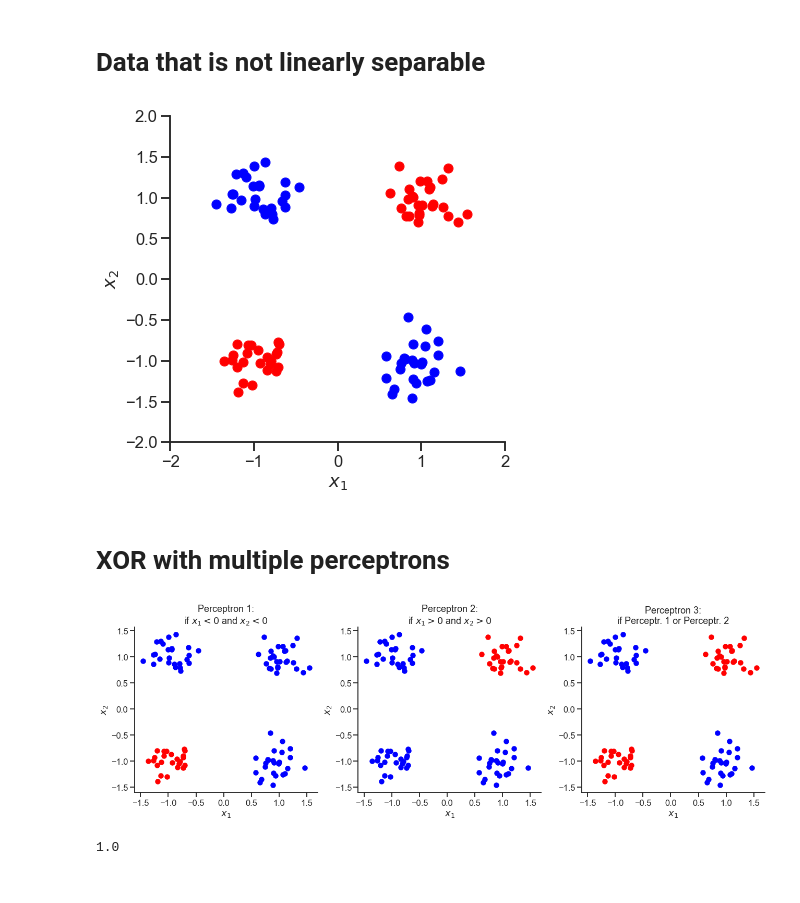
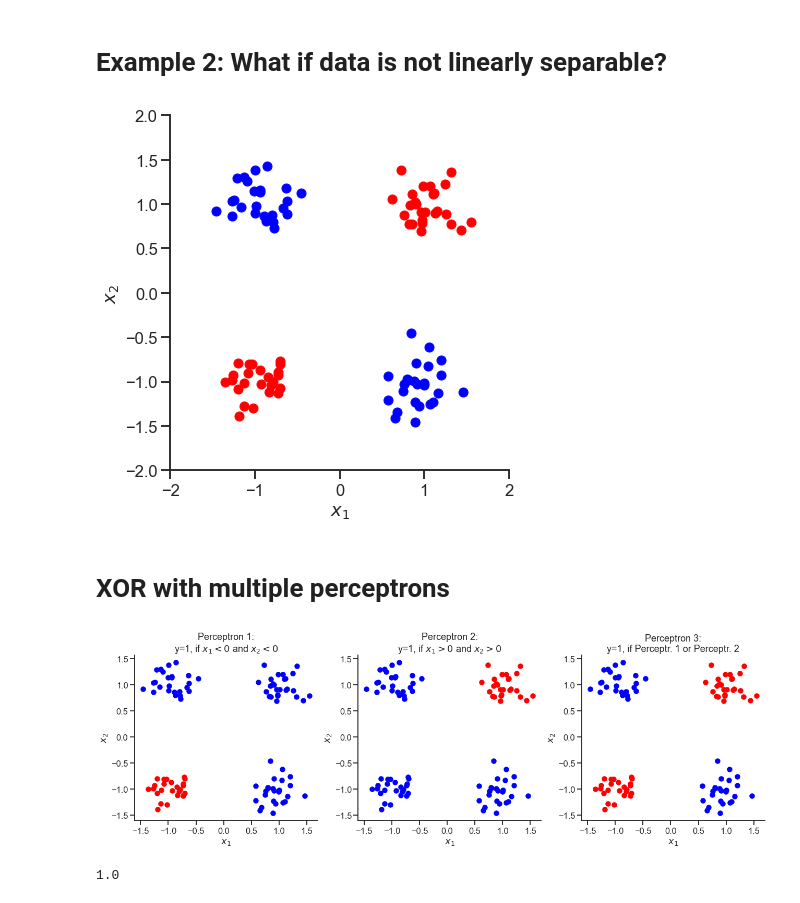
Before and after one commit to athms/deep-learning-basics, a Jupyter notebook: 1-Multilayer-Perceptron-Backpropagation.ipynb, the cells around one changed output. Cells and saved outputs as stored; diff of their text form; code cells hidden in the pictures.

```diff
--- a/1-Multilayer-Perceptron-Backpropagation.ipynb
+++ b/1-Multilayer-Perceptron-Backpropagation.ipynb
@@ -12,7 +14,7 @@ from IPython.display import Image
 import matplotlib.pyplot as plt
 %matplotlib inline
 # %% [markdown]
-# Data that is not linearly separable
+# Example 2: What if data is not linearly separable?
 # %%
 np.random.seed(4128)
 
@@ -50,8 +52,11 @@ ax.set_ylabel(r'$x_2$')
 ax.set_xlim(-2, 2)
 ax.set_ylim(-2, 2)
 despine(ax=ax)
+
+fig.tight_layout()
+fig.savefig('figures/Figure-1-0_Not-Linaerly-Separable.png', dpi=600)
 # %% [output]
-[figure, old version]
+[figure, new version]
 # %% [markdown]
 # XOR with multiple perceptrons
 # %%
@@ -102,28 +107,30 @@ class Perceptron:
             self.update_weights(X[batch_idx], y[batch_idx], learning_rate)
 # %%
 fig, axs = plt.subplots(1,3,figsize=(18,6))
-axs[0].set_title('Perceptron 1:\n'+'if '+r'$x_1<0$'+' and '+r'$x_2<0$')
+axs[0].set_title('Perceptron 1:\n'+'y=1, if '+r'$x_1<0$'+' and '+r'$x_2<0$')
 idx1 = np.logical_and(X[:,0]<0, X[:,1]<0)
 axs[0].scatter(X[idx1,0], X[idx1,1], color='red')
 axs[0].scatter(X[~idx1,0], X[~idx1,1], color='blue')
 
-axs[1].set_title('Perceptron 2:\n'+'if '+r'$x_1>0$'+' and '+r'$x_2>0$')
+axs[1].set_title('Perceptron 2:\n'+'y=1, if '+r'$x_1>0$'+' and '+r'$x_2>0$')
 idx2 = np.logical_and(X[:,0]>0, X[:,1]>0)
 axs[1].scatter(X[idx2,0], X[idx2,1], color='red')
 axs[1].scatter(X[~idx2,0], X[~idx2,1], color='blue')
 
-axs[2].set_title('Perceptron 3:\n'+'if Perceptr. 1 or Perceptr. 2')
+axs[2].set_title('Perceptron 3:\n'+'y=1, if Perceptr. 1 or Perceptr. 2')
 idx3 = np.logical_or(idx1, idx2)
 axs[2].scatter(X[idx3,0], X[idx3,1], color='red')
 axs[2].scatter(X[~idx3,0], X[~idx3,1], color='blue')
 
 for ax in axs:
     despine(ax=ax)
     ax.set_xlabel(r'$x_1$')
     ax.set_ylabel(r'$x_2$')
 fig.tight_layout()
+
+fig.savefig('figures/Figure-1-1_Multi-Perceptron-Classification.png', dpi=600)
 # %% [output]
-[figure, old version]
+[figure, new version]
 # %%
 y1 = idx1.astype(np.int)
 
```
Also changed, not shown: parts of 33 cells of this notebook.
